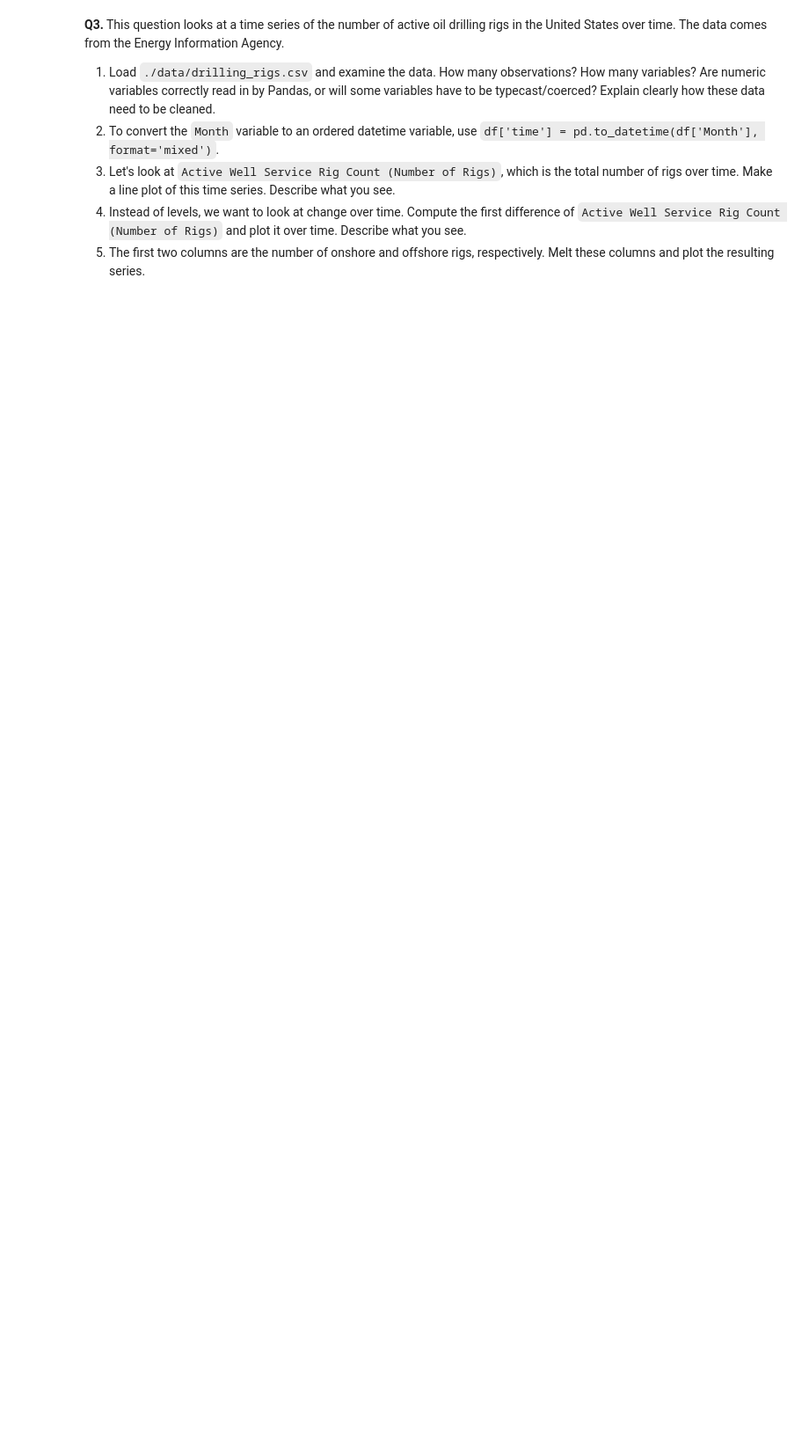
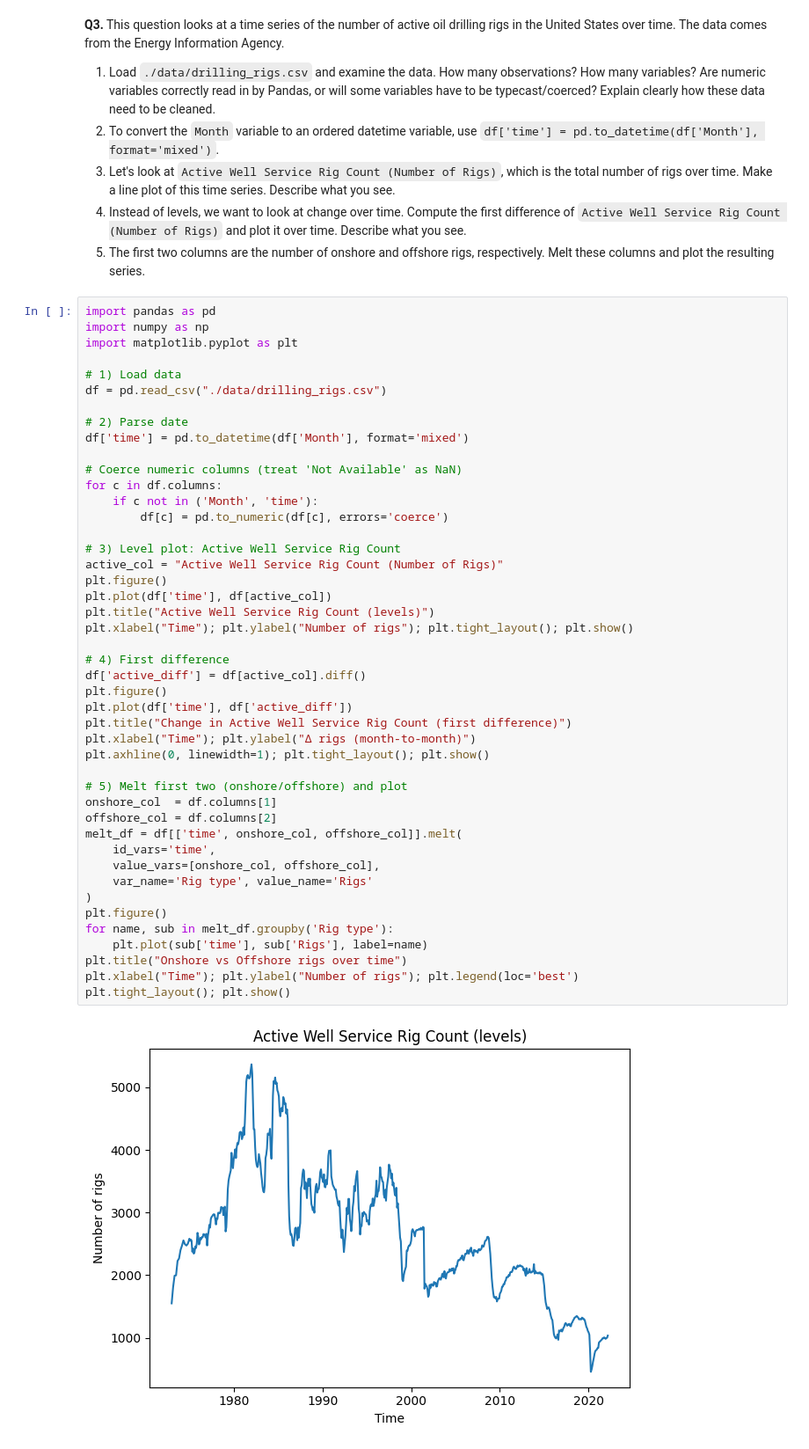
Before and after one commit to shawnmalik1/eda_assignment, a Jupyter notebook: assignment.ipynb, the cells around one changed output. Shown at 88% size. Saved outputs shown, nothing was run; the diff lists cells and outputs as text; blank space fills up the shorter version.

```diff
--- a/assignment.ipynb
+++ b/assignment.ipynb
@@ -41,3 +172,50 @@ See Shawn Malik_EDA Q1.pdf attachment in GitHub repo
 3. Let's look at `Active Well Service Rig Count (Number of Rigs)`, which is the total number of rigs over time. Make a line plot of this time series. Describe what you see.
 4. Instead of levels, we want to look at change over time. Compute the first difference of  `Active Well Service Rig Count (Number of Rigs)` and plot it over time. Describe what you see.
 5. The first two columns are the number of onshore and offshore rigs, respectively. Melt these columns and plot the resulting series.
+# %%
+import pandas as pd
+import numpy as np
+import matplotlib.pyplot as plt
+
+# 1) Load data
+df = pd.read_csv("./data/drilling_rigs.csv")
+
+# 2) Parse date
+df['time'] = pd.to_datetime(df['Month'], format='mixed')
+
+# Coerce numeric columns (treat 'Not Available' as NaN)
+for c in df.columns:
+    if c not in ('Month', 'time'):
+        df[c] = pd.to_numeric(df[c], errors='coerce')
+
+# 3) Level plot: Active Well Service Rig Count
+active_col = "Active Well Service Rig Count (Number of Rigs)"
+plt.figure()
+plt.plot(df['time'], df[active_col])
+plt.title("Active Well Service Rig Count (levels)")
+plt.xlabel("Time"); plt.ylabel("Number of rigs"); plt.tight_layout(); plt.show()
+
+# 4) First difference
+df['active_diff'] = df[active_col].diff()
+plt.figure()
+plt.plot(df['time'], df['active_diff'])
+plt.title("Change in Active Well Service Rig Count (first difference)")
+plt.xlabel("Time"); plt.ylabel("Δ rigs (month-to-month)")
+plt.axhline(0, linewidth=1); plt.tight_layout(); plt.show()
+
+# 5) Melt first two (onshore/offshore) and plot
+onshore_col  = df.columns[1]
+offshore_col = df.columns[2]
+melt_df = df[['time', onshore_col, offshore_col]].melt(
+    id_vars='time',
+    value_vars=[onshore_col, offshore_col],
+    var_name='Rig type', value_name='Rigs'
+)
+plt.figure()
+for name, sub in melt_df.groupby('Rig type'):
+    plt.plot(sub['time'], sub['Rigs'], label=name)
+plt.title("Onshore vs Offshore rigs over time")
+plt.xlabel("Time"); plt.ylabel("Number of rigs"); plt.legend(loc='best')
+plt.tight_layout(); plt.show()
+# %% [output]
+[figure, added]
```
Also changed, not shown: parts of 5 cells of this notebook.
